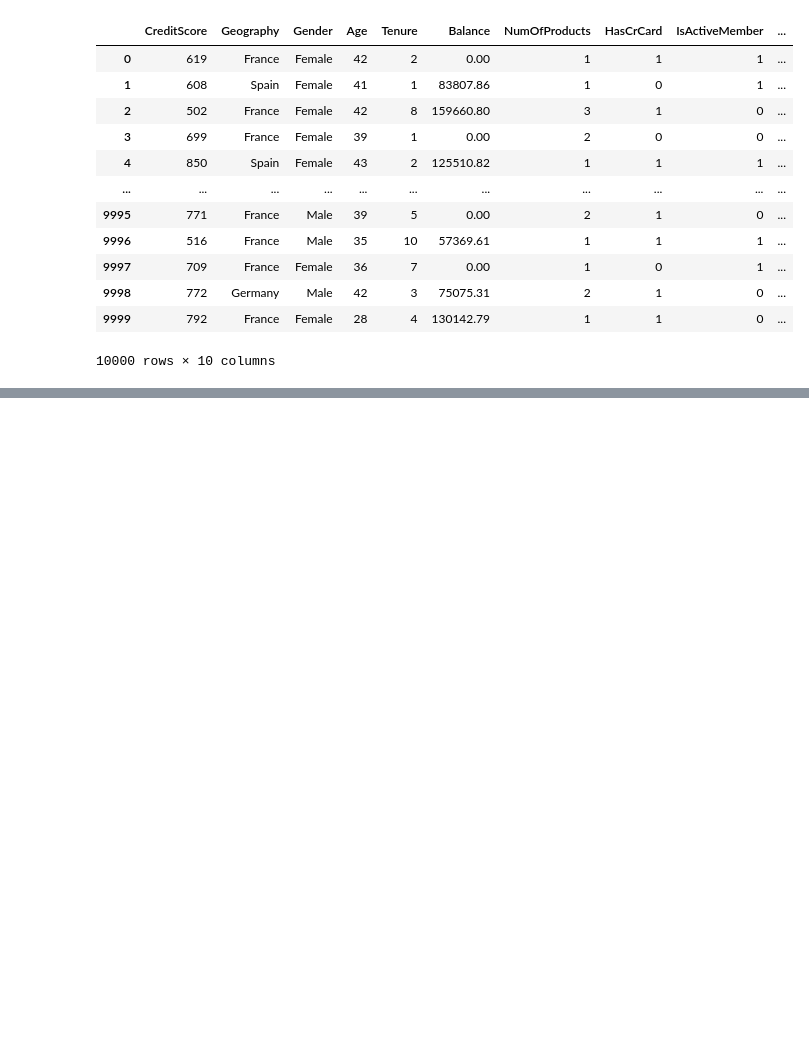
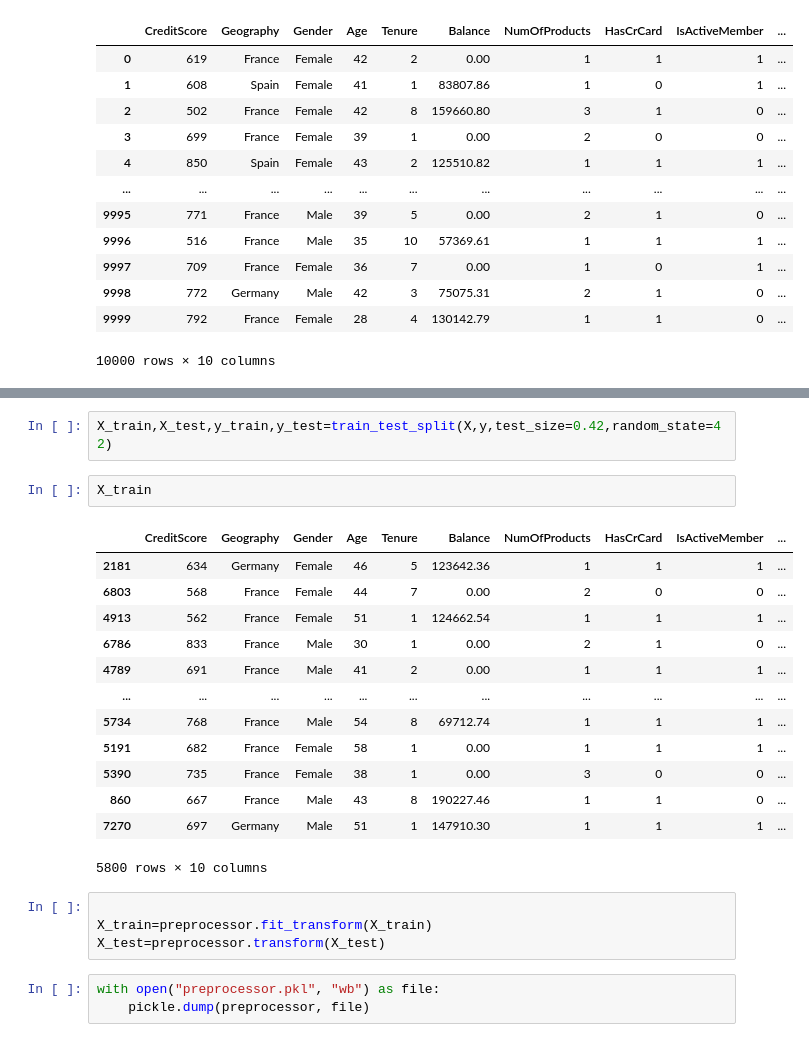
Before and after one commit to Sugardaddyvibes/churn_deep_learning, a Jupyter notebook: Untitled.ipynb, the cells around one changed output, grey strips where cells are left out. Cells and saved outputs as stored; diff of their text form; blank space fills up the shorter version.

```diff
--- a/Untitled.ipynb
+++ b/Untitled.ipynb
@@ -184,3 +201,28 @@ ColumnTransformer(remainder='passthrough',
                                  Index(['CreditScore', 'Age', 'Tenure', 'Balance', 'NumOfProducts', 'HasCrCard',
        'IsActiveMember', 'EstimatedSalary'],
       dtype='object'))])
+# %%
+X_train,X_test,y_train,y_test=train_test_split(X,y,test_size=0.42,random_state=42)
+# %%
+X_train
+# %% [output]
+|  | CreditScore | Geography | Gender | Age | Tenure | Balance | NumOfProducts | HasCrCard | IsActiveMember | ... |
+| 2181 | 634 | Germany | Female | 46 | 5 | 123642.36 | 1 | 1 | 1 | ... |
+| 6803 | 568 | France | Female | 44 | 7 | 0.00 | 2 | 0 | 0 | ... |
+| 4913 | 562 | France | Female | 51 | 1 | 124662.54 | 1 | 1 | 1 | ... |
+| 6786 | 833 | France | Male | 30 | 1 | 0.00 | 2 | 1 | 0 | ... |
+| 4789 | 691 | France | Male | 41 | 2 | 0.00 | 1 | 1 | 1 | ... |
+| ... | ... | ... | ... | ... | ... | ... | ... | ... | ... | ... |
+| 5734 | 768 | France | Male | 54 | 8 | 69712.74 | 1 | 1 | 1 | ... |
+| 5191 | 682 | France | Female | 58 | 1 | 0.00 | 1 | 1 | 1 | ... |
+| 5390 | 735 | France | Female | 38 | 1 | 0.00 | 3 | 0 | 0 | ... |
+| 860 | 667 | France | Male | 43 | 8 | 190227.46 | 1 | 1 | 0 | ... |
+| 7270 | 697 | Germany | Male | 51 | 1 | 147910.30 | 1 | 1 | 1 | ... |
+5800 rows × 10 columns
+# %%
+
+X_train=preprocessor.fit_transform(X_train)
+X_test=preprocessor.transform(X_test)
+# %%
+with open("preprocessor.pkl", "wb") as file:
+    pickle.dump(preprocessor, file)
```
Also changed, not shown: parts of 22 cells of this notebook, 17 other files.
